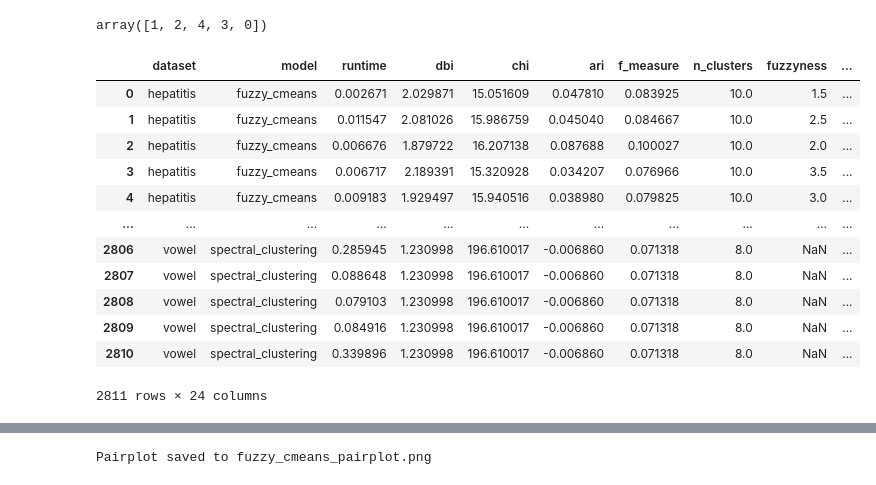
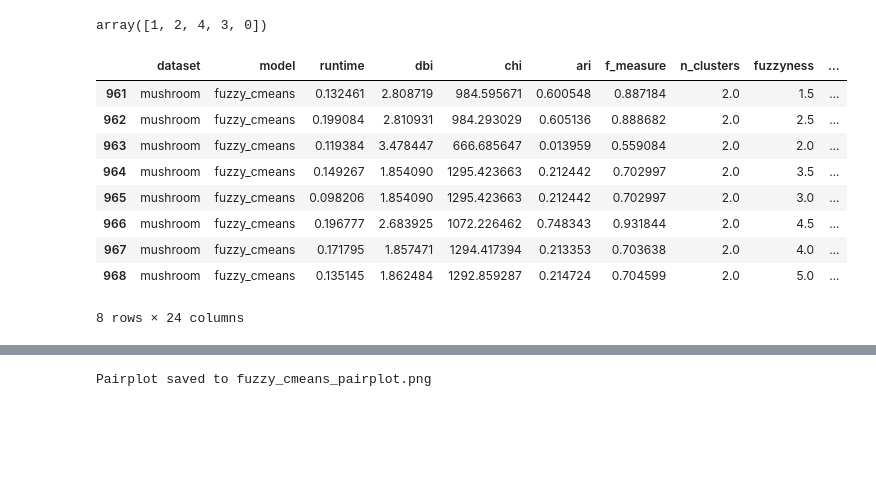
Before and after one commit to ZachParent/mai-intro-to-machine-learning, a Jupyter notebook: work3/notebooks/05.-CarlosJimenez-test_plot_functions_part2.ipynb, the cells around one changed output, grey strips where cells are left out. Saved outputs shown, nothing was run; the diff lists cells and outputs as text; code cells hidden in the pictures; blank space fills up the shorter version.

```diff
--- a/work3/notebooks/05.-CarlosJimenez-test_plot_functions_part2.ipynb
+++ b/work3/notebooks/05.-CarlosJimenez-test_plot_functions_part2.ipynb
@@ -39,33 +39,30 @@ array([1, 2, 4, 3, 0])
 # %%
 import pandas as pd
 import seaborn as sns
 import matplotlib.pyplot as plt
 
 METRICS_FILE_PATH = f"{DATA_DIR}/3_metrics.csv"
 data = pd.read_csv(METRICS_FILE_PATH)
 
 # Ensure numerical columns are properly parsed (if needed)
 # data['runtime'] = pd.to_numeric(data['runtime'], errors='coerce')
 # data['ari'] = pd.to_numeric(data['ari'], errors='coerce')
 # data['purity'] = pd.to_numeric(data['purity'], errors='coerce')
 # data['dbi'] = pd.to_numeric(data['dbi'], errors='coerce')
 # data['f_measure'] = pd.to_numeric(data['f_measure'], errors='coerce')
 
-data
+data[data['dataset'] == 'mushroom'][data['model'] == 'fuzzy_cmeans'][data['n_clusters'] == 2]
 # %% [output]
 |  | dataset | model | runtime | dbi | chi | ari | f_measure | n_clusters | fuzzyness | ... |
-| 0 | hepatitis | fuzzy_cmeans | 0.002671 | 2.029871 | 15.051609 | 0.047810 | 0.083925 | 10.0 | 1.5 | ... |
-| 1 | hepatitis | fuzzy_cmeans | 0.011547 | 2.081026 | 15.986759 | 0.045040 | 0.084667 | 10.0 | 2.5 | ... |
-| 2 | hepatitis | fuzzy_cmeans | 0.006676 | 1.879722 | 16.207138 | 0.087688 | 0.100027 | 10.0 | 2.0 | ... |
-| 3 | hepatitis | fuzzy_cmeans | 0.006717 | 2.189391 | 15.320928 | 0.034207 | 0.076966 | 10.0 | 3.5 | ... |
-| 4 | hepatitis | fuzzy_cmeans | 0.009183 | 1.929497 | 15.940516 | 0.038980 | 0.079825 | 10.0 | 3.0 | ... |
-| ... | ... | ... | ... | ... | ... | ... | ... | ... | ... | ... |
-| 2806 | vowel | spectral_clustering | 0.285945 | 1.230998 | 196.610017 | -0.006860 | 0.071318 | 8.0 | NaN | ... |
-| 2807 | vowel | spectral_clustering | 0.088648 | 1.230998 | 196.610017 | -0.006860 | 0.071318 | 8.0 | NaN | ... |
-| 2808 | vowel | spectral_clustering | 0.079103 | 1.230998 | 196.610017 | -0.006860 | 0.071318 | 8.0 | NaN | ... |
-| 2809 | vowel | spectral_clustering | 0.084916 | 1.230998 | 196.610017 | -0.006860 | 0.071318 | 8.0 | NaN | ... |
-| 2810 | vowel | spectral_clustering | 0.339896 | 1.230998 | 196.610017 | -0.006860 | 0.071318 | 8.0 | NaN | ... |
+| 961 | mushroom | fuzzy_cmeans | 0.132461 | 2.808719 | 984.595671 | 0.600548 | 0.887184 | 2.0 | 1.5 | ... |
+| 962 | mushroom | fuzzy_cmeans | 0.199084 | 2.810931 | 984.293029 | 0.605136 | 0.888682 | 2.0 | 2.5 | ... |
+| 963 | mushroom | fuzzy_cmeans | 0.119384 | 3.478447 | 666.685647 | 0.013959 | 0.559084 | 2.0 | 2.0 | ... |
+| 964 | mushroom | fuzzy_cmeans | 0.149267 | 1.854090 | 1295.423663 | 0.212442 | 0.702997 | 2.0 | 3.5 | ... |
+| 965 | mushroom | fuzzy_cmeans | 0.098206 | 1.854090 | 1295.423663 | 0.212442 | 0.702997 | 2.0 | 3.0 | ... |
+| 966 | mushroom | fuzzy_cmeans | 0.196777 | 2.683925 | 1072.226462 | 0.748343 | 0.931844 | 2.0 | 4.5 | ... |
+| 967 | mushroom | fuzzy_cmeans | 0.171795 | 1.857471 | 1294.417394 | 0.213353 | 0.703638 | 2.0 | 4.0 | ... |
+| 968 | mushroom | fuzzy_cmeans | 0.135145 | 1.862484 | 1292.859287 | 0.214724 | 0.704599 | 2.0 | 5.0 | ... |
-2811 rows × 24 columns
+8 rows × 24 columns
 # %%
 def plot_model_comparisons(data, metric, title):
     """
```
Also changed, not shown: parts of 14 cells of this notebook, 3 other files.
